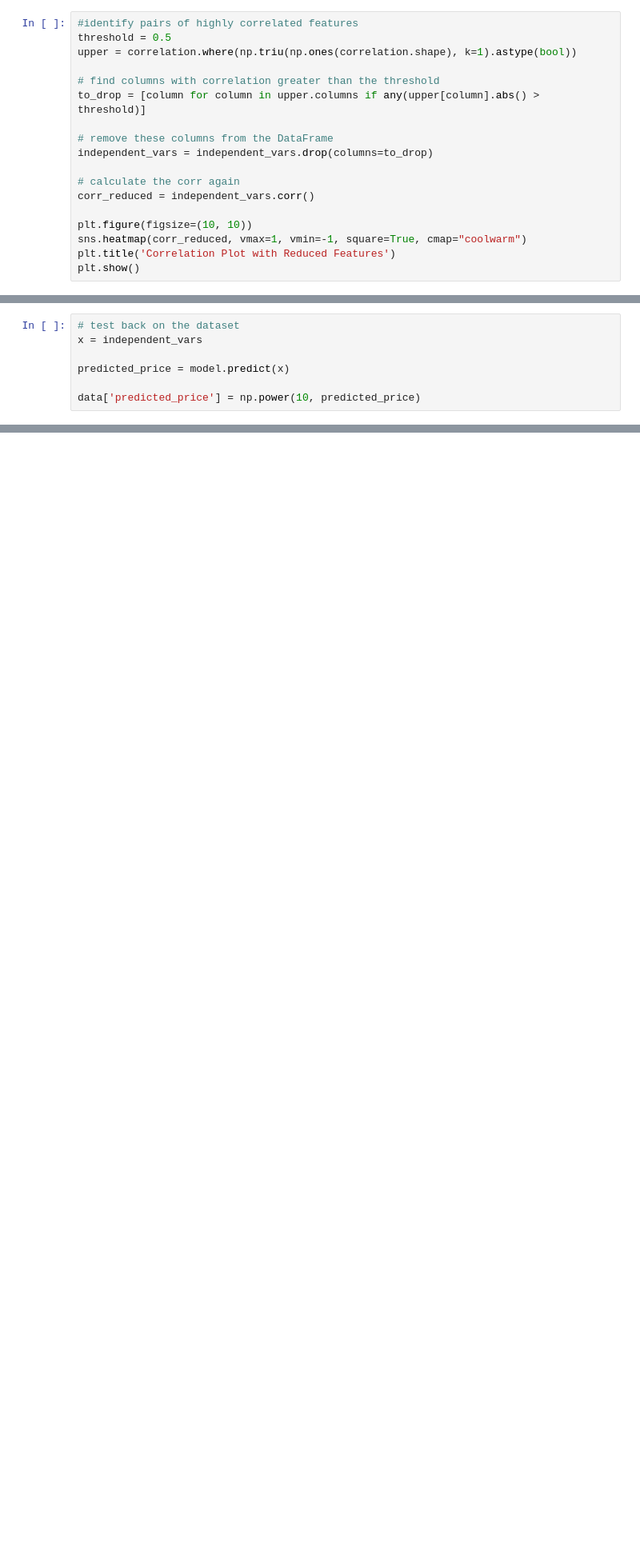
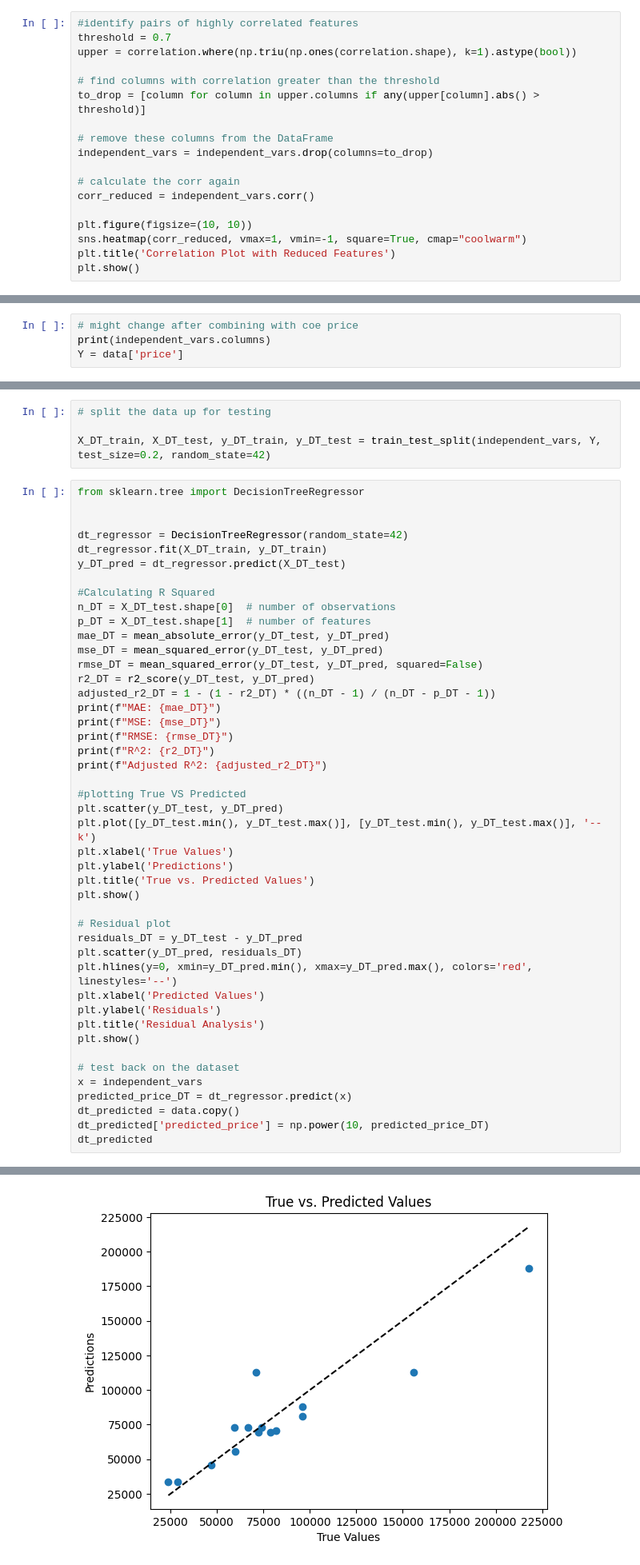
Before and after one commit to koiljat/IS3107_Group32, a Jupyter notebook: Script Dump/ml_pipeline.ipynb, the cells around one changed output, grey strips where cells are left out. Shown: that part at 80% size. Cells and saved outputs as stored; diff of their text form; blank space fills up the shorter version.

```diff
--- a/Script Dump/ml_pipeline.ipynb
+++ b/Script Dump/ml_pipeline.ipynb
@@ -307,6 +345,6 @@ Text(0.5, 1.0, 'Correlation Plot with Features')
 # %%
 #identify pairs of highly correlated features
-threshold = 0.5
+threshold = 0.7
 upper = correlation.where(np.triu(np.ones(correlation.shape), k=1).astype(bool))
 
 # find columns with correlation greater than the threshold
@@ -345,0 +365,4 @@ choose 4 components since the curve looks like it flattens out at 4 components
+# %%
+# might change after combining with coe price
+print(independent_vars.columns)
+Y = data['price']
@@ -396,7 +384,0 @@ plt.show()
-# %%
-# test back on the dataset
-x = independent_vars
-
-predicted_price = model.predict(x)
-
-data['predicted_price'] = np.power(10, predicted_price)
@@ -418,0 +534,50 @@ data
+# %%
+# split the data up for testing
+
+X_DT_train, X_DT_test, y_DT_train, y_DT_test = train_test_split(independent_vars, Y, test_size=0.2, random_state=42)
+# %%
+from sklearn.tree import DecisionTreeRegressor
+
+
+dt_regressor = DecisionTreeRegressor(random_state=42)
+dt_regressor.fit(X_DT_train, y_DT_train)
+y_DT_pred = dt_regressor.predict(X_DT_test)
+
+#Calculating R Squared
+n_DT = X_DT_test.shape[0]  # number of observations
+p_DT = X_DT_test.shape[1]  # number of features
+mae_DT = mean_absolute_error(y_DT_test, y_DT_pred)
+mse_DT = mean_squared_error(y_DT_test, y_DT_pred)
+rmse_DT = mean_squared_error(y_DT_test, y_DT_pred, squared=False)
+r2_DT = r2_score(y_DT_test, y_DT_pred)
+adjusted_r2_DT = 1 - (1 - r2_DT) * ((n_DT - 1) / (n_DT - p_DT - 1))
+print(f"MAE: {mae_DT}")
+print(f"MSE: {mse_DT}")
+print(f"RMSE: {rmse_DT}")
+print(f"R^2: {r2_DT}")
+print(f"Adjusted R^2: {adjusted_r2_DT}")
+
+#plotting True VS Predicted
+plt.scatter(y_DT_test, y_DT_pred)
+plt.plot([y_DT_test.min(), y_DT_test.max()], [y_DT_test.min(), y_DT_test.max()], '--k')
+plt.xlabel('True Values')
+plt.ylabel('Predictions')
+plt.title('True vs. Predicted Values')
+plt.show()
+
+# Residual plot
+residuals_DT = y_DT_test - y_DT_pred
+plt.scatter(y_DT_pred, residuals_DT)
+plt.hlines(y=0, xmin=y_DT_pred.min(), xmax=y_DT_pred.max(), colors='red', linestyles='--')
+plt.xlabel('Predicted Values')
+plt.ylabel('Residuals')
+plt.title('Residual Analysis')
+plt.show()
+
+# test back on the dataset
+x = independent_vars
+predicted_price_DT = dt_regressor.predict(x)
+dt_predicted = data.copy()
+dt_predicted['predicted_price'] = np.power(10, predicted_price_DT)
+dt_predicted
+# %% [output]
@@ -418,0 +589 @@ data
+[figure, added]
```
Also changed, not shown: parts of 51 cells of this notebook, 13 other files.
